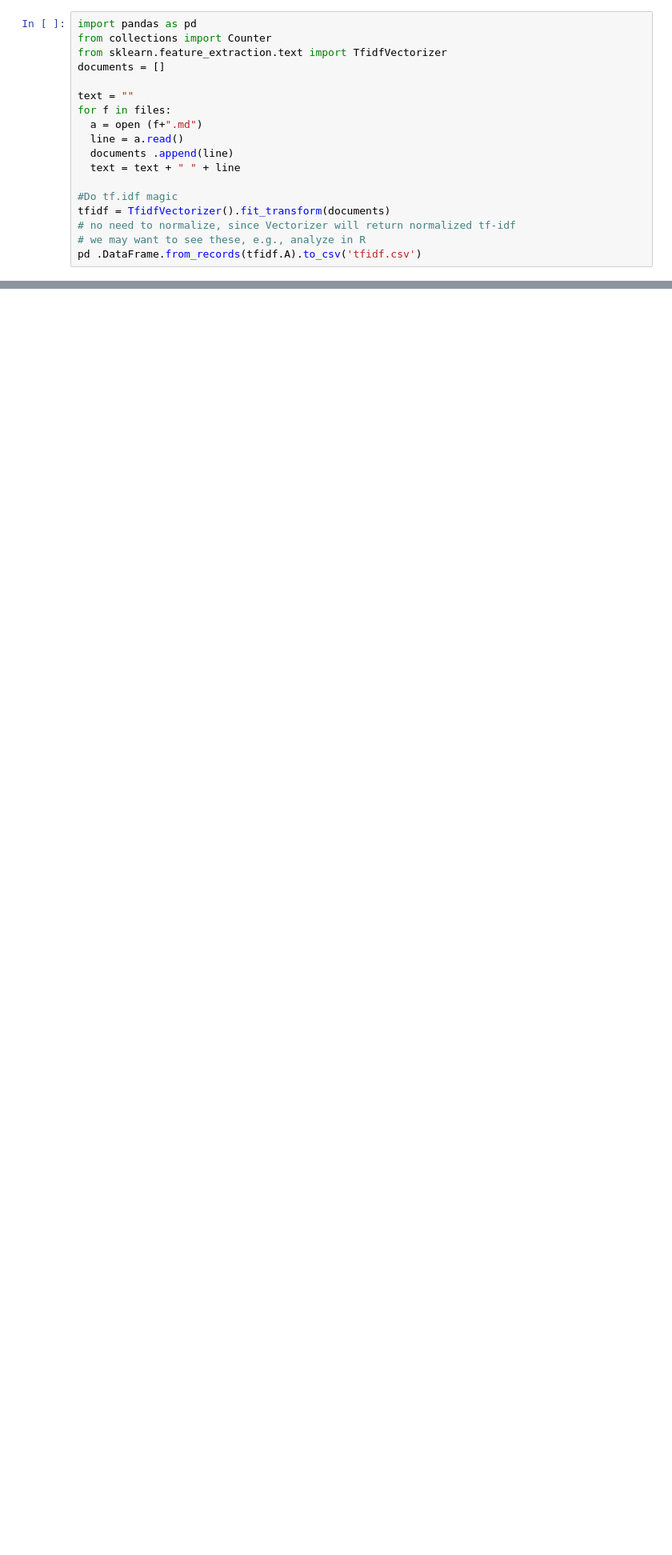
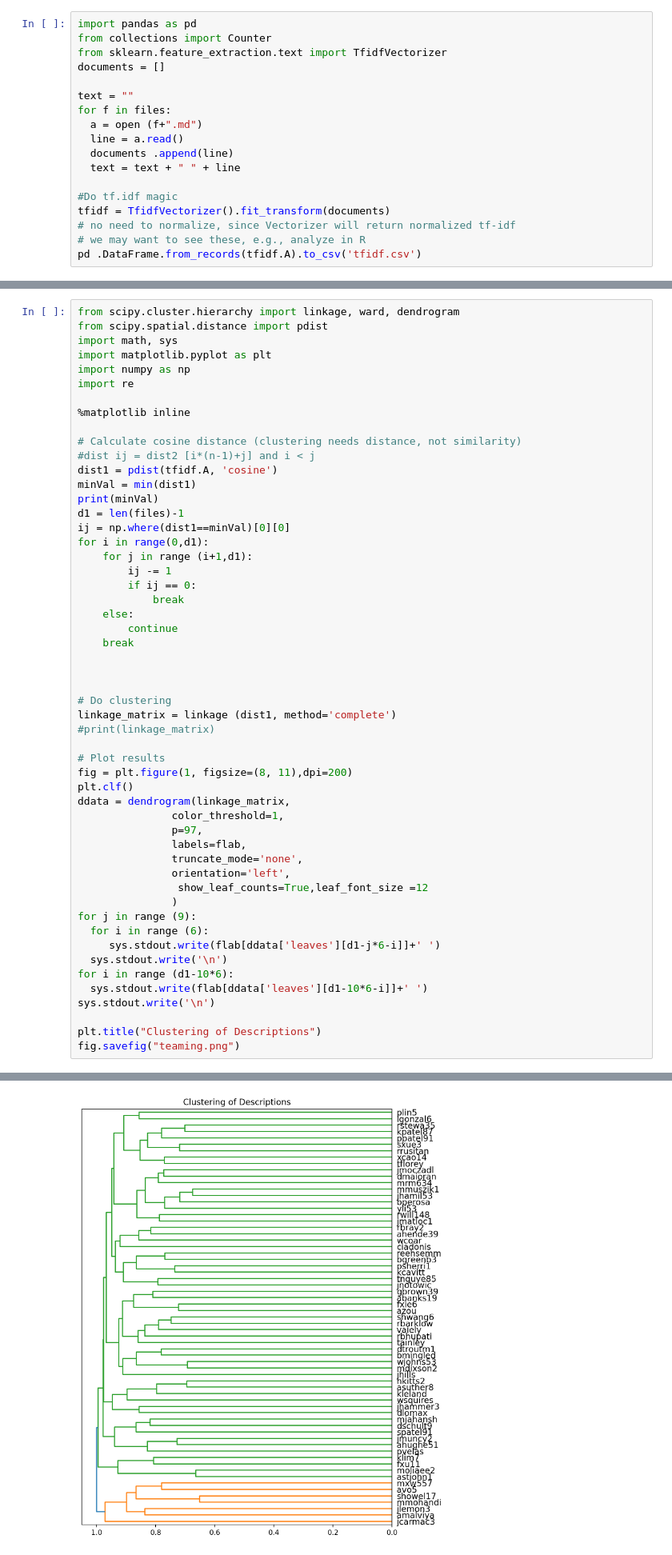
Before and after one commit to fdac21/students, a Jupyter notebook: TeamingAnalysis.ipynb, the cells around one changed output, grey strips where cells are left out. Shown at 80% size. Drawn from its saved outputs; the diff is of its cells as text; blank space fills up the shorter version.

Commit message:
adding teaming analysis

```diff
--- a/TeamingAnalysis.ipynb
+++ b/TeamingAnalysis.ipynb
@@ -62,0 +61,54 @@ df
+# %%
+from scipy.cluster.hierarchy import linkage, ward, dendrogram
+from scipy.spatial.distance import pdist
+import math, sys
+import matplotlib.pyplot as plt
+import numpy as np
+import re
+
+%matplotlib inline
+
+# Calculate cosine distance (clustering needs distance, not similarity)
+#dist ij = dist2 [i*(n-1)+j] and i < j
+dist1 = pdist(tfidf.A, 'cosine')
+minVal = min(dist1)
+print(minVal)
+d1 = len(files)-1
+ij = np.where(dist1==minVal)[0][0]
+for i in range(0,d1):
+    for j in range (i+1,d1):
+        ij -= 1
+        if ij == 0:
+            break
+    else:
+        continue
+    break
+
+
+
+# Do clustering
+linkage_matrix = linkage (dist1, method='complete')
+#print(linkage_matrix)
+
+# Plot results
+fig = plt.figure(1, figsize=(8, 11),dpi=200)
+plt.clf()
+ddata = dendrogram(linkage_matrix,
+               color_threshold=1,
+               p=97,
+               labels=flab,
+               truncate_mode='none',
+               orientation='left',
+                show_leaf_counts=True,leaf_font_size =12
+               )
+for j in range (9):
+  for i in range (6):
+     sys.stdout.write(flab[ddata['leaves'][d1-j*6-i]]+' ')
+  sys.stdout.write('\n')
+for i in range (d1-10*6):
+  sys.stdout.write(flab[ddata['leaves'][d1-10*6-i]]+' ')
+sys.stdout.write('\n')
+
+plt.title("Clustering of Descriptions")
+fig.savefig("teaming.png")
+# %% [output]
@@ -62,0 +126 @@ df
+[figure, added]
```
Also changed, not shown: parts of 7 cells of this notebook.
